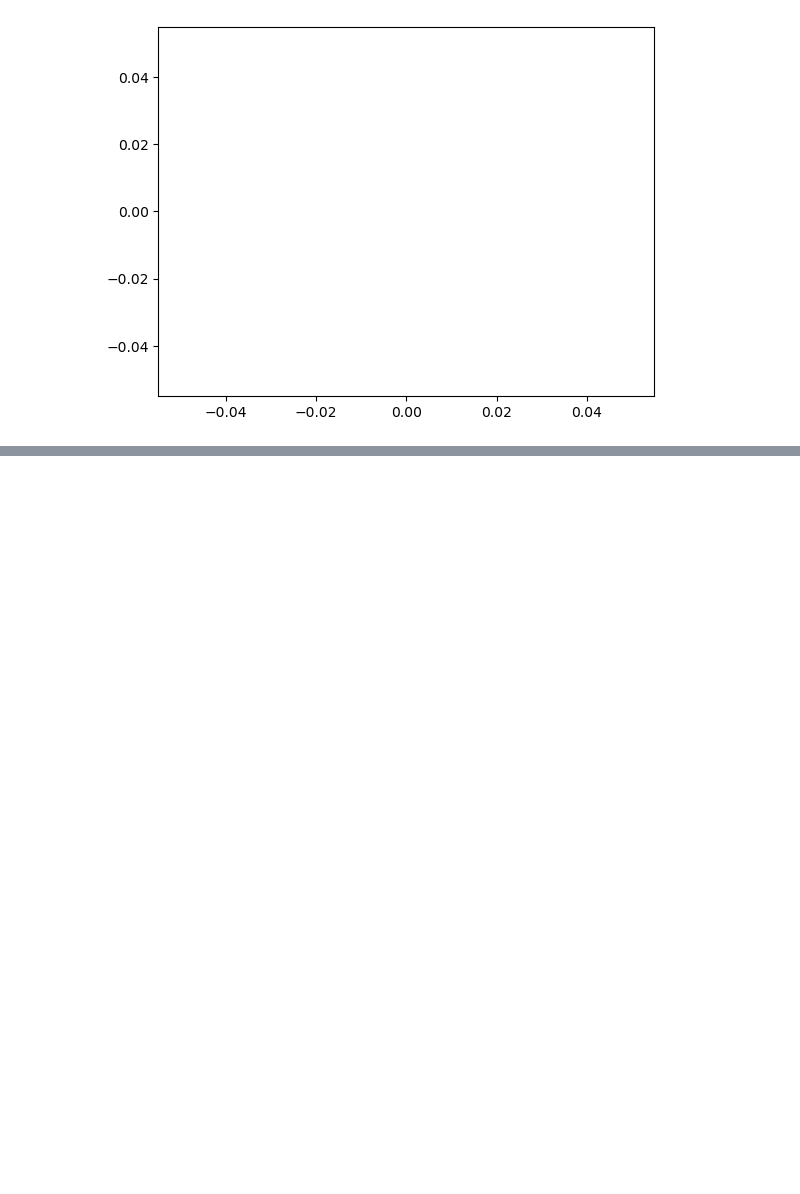
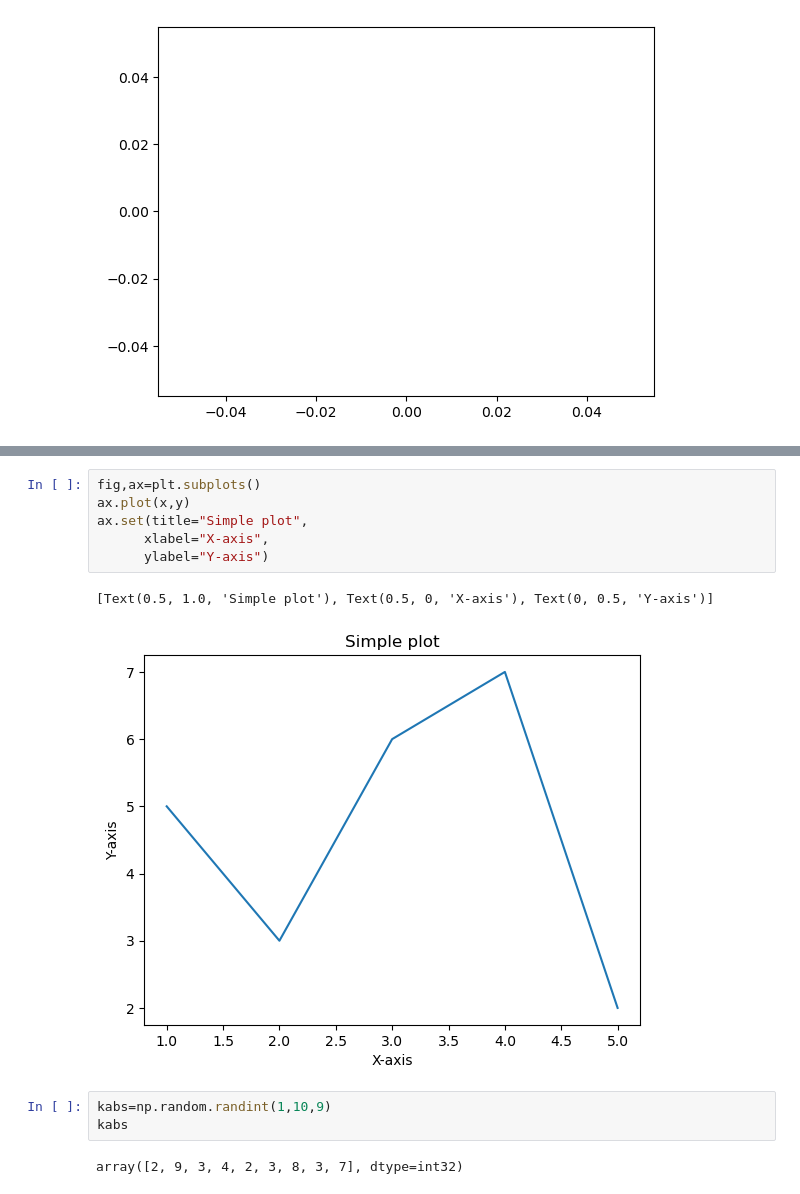
Before and after one commit to KabinGamal/Numpy_pandas, a Jupyter notebook: Introduction-to-numy.ipynb, the cells around one changed output, grey strips where cells are left out. Cells and saved outputs as stored; diff of their text form; blank space fills up the shorter version.

```diff
--- a/Introduction-to-numy.ipynb
+++ b/Introduction-to-numy.ipynb
@@ -698,0 +723,14 @@ plt.plot();
+# %%
+fig,ax=plt.subplots()
+ax.plot(x,y)
+ax.set(title="Simple plot",
+      xlabel="X-axis",
+      ylabel="Y-axis")
+# %% [output]
+[Text(0.5, 1.0, 'Simple plot'), Text(0.5, 0, 'X-axis'), Text(0, 0.5, 'Y-axis')]
+[figure, added]
+# %%
+kabs=np.random.randint(1,10,9)
+kabs
+# %% [output]
+array([2, 9, 3, 4, 2, 3, 8, 3, 7], dtype=int32)
```
Also changed, not shown: parts of 15 cells of this notebook.
